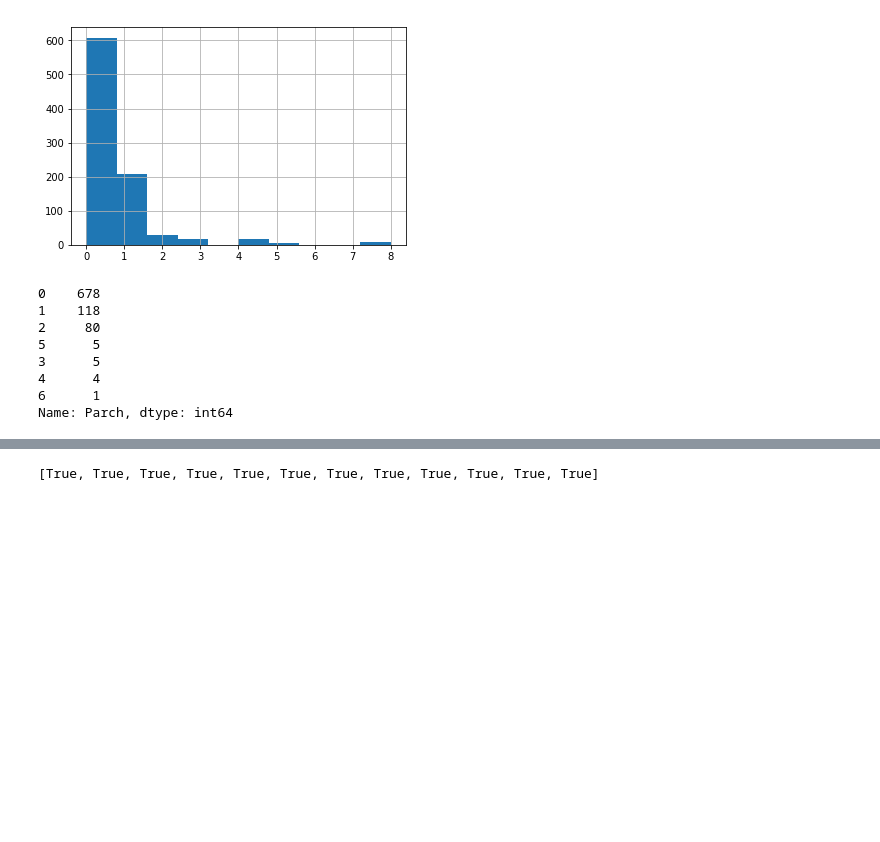
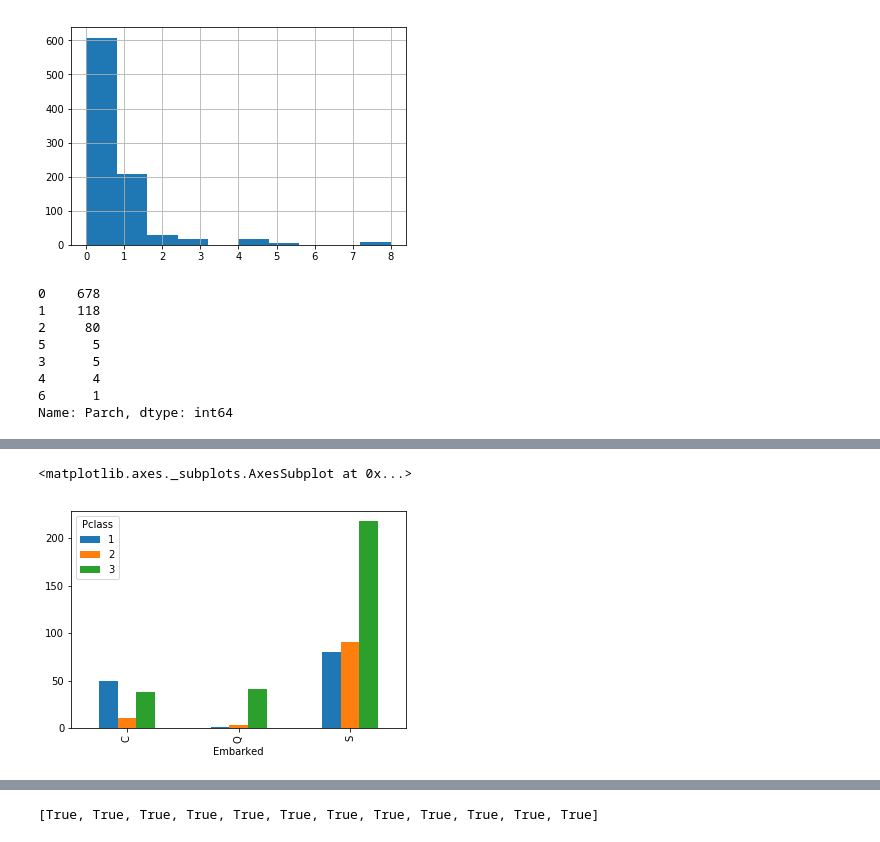
Before and after one commit to jakekasan/data-science, a Jupyter notebook: titanic/titanic.ipynb, the cells around one changed output, grey strips where cells are left out. Cells and saved outputs as stored; diff of their text form; code cells hidden in the pictures; blank space fills up the shorter version.

```diff
--- a/titanic/titanic.ipynb
+++ b/titanic/titanic.ipynb
@@ -210,0 +221,5 @@ pd.crosstab(train["Embarked"],train["Survived"]).plot(kind='bar')
+# %%
+pd.crosstab(train["Embarked"],train["Pclass"]).plot(kind='bar')
+# %% [output]
+<matplotlib.axes._subplots.AxesSubplot at 0x...>
+[figure, added]
```
Also changed, not shown: parts of 35 cells of this notebook, 5 other files.
